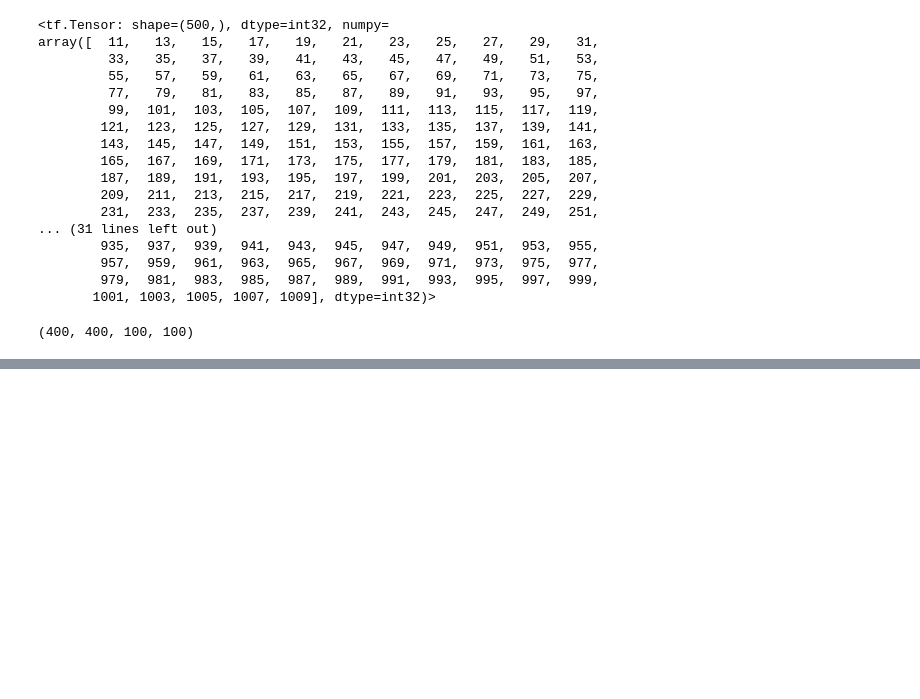
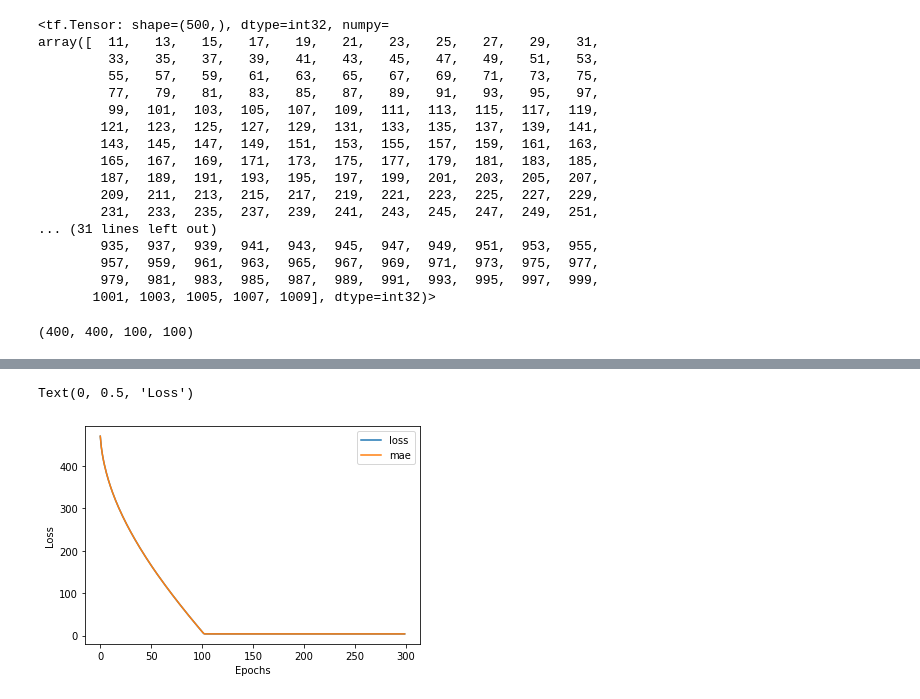
Before and after one commit to Priyo-prog/Deep-Learning-with-Tensorflow, a Jupyter notebook: Neural Network Regression with Tensorflow/Neural_Network_Regression.ipynb, the cells around one changed output, grey strips where cells are left out. Saved outputs shown, nothing was run; the diff lists cells and outputs as text; code cells hidden in the pictures; blank space fills up the shorter version.

```diff
--- a/Neural Network Regression with Tensorflow/Neural_Network_Regression.ipynb
+++ b/Neural Network Regression with Tensorflow/Neural_Network_Regression.ipynb
@@ -1161,0 +1260,8 @@ len(X_train), len(y_train), len(X_test), len(y_test)
+# %%
+# Show the performance history of the model also known as loss curve or trainig curve
+pd.DataFrame(history.history).plot()
+plt.xlabel("Epochs")
+plt.ylabel("Loss")
+# %% [output]
+Text(0, 0.5, 'Loss')
+[figure, added]
```
Also changed, not shown: parts of 6 cells of this notebook.
